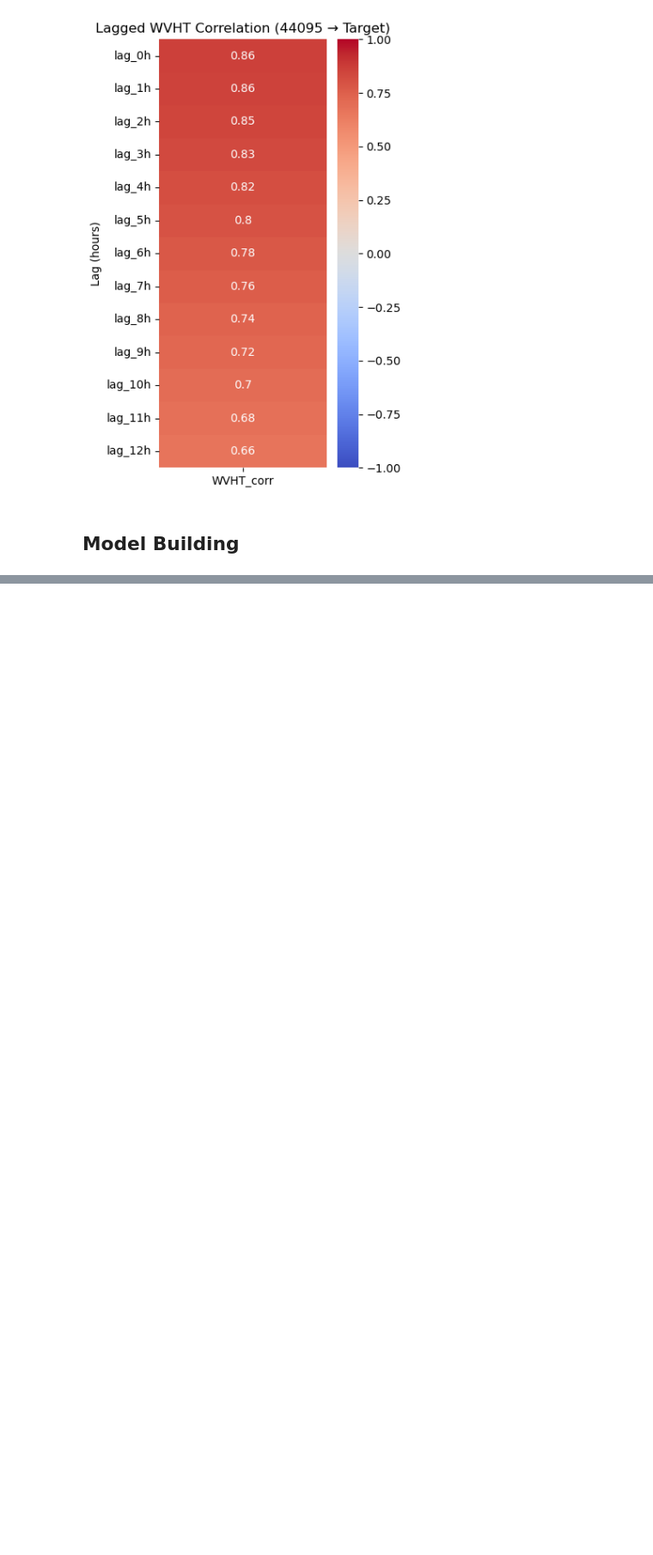
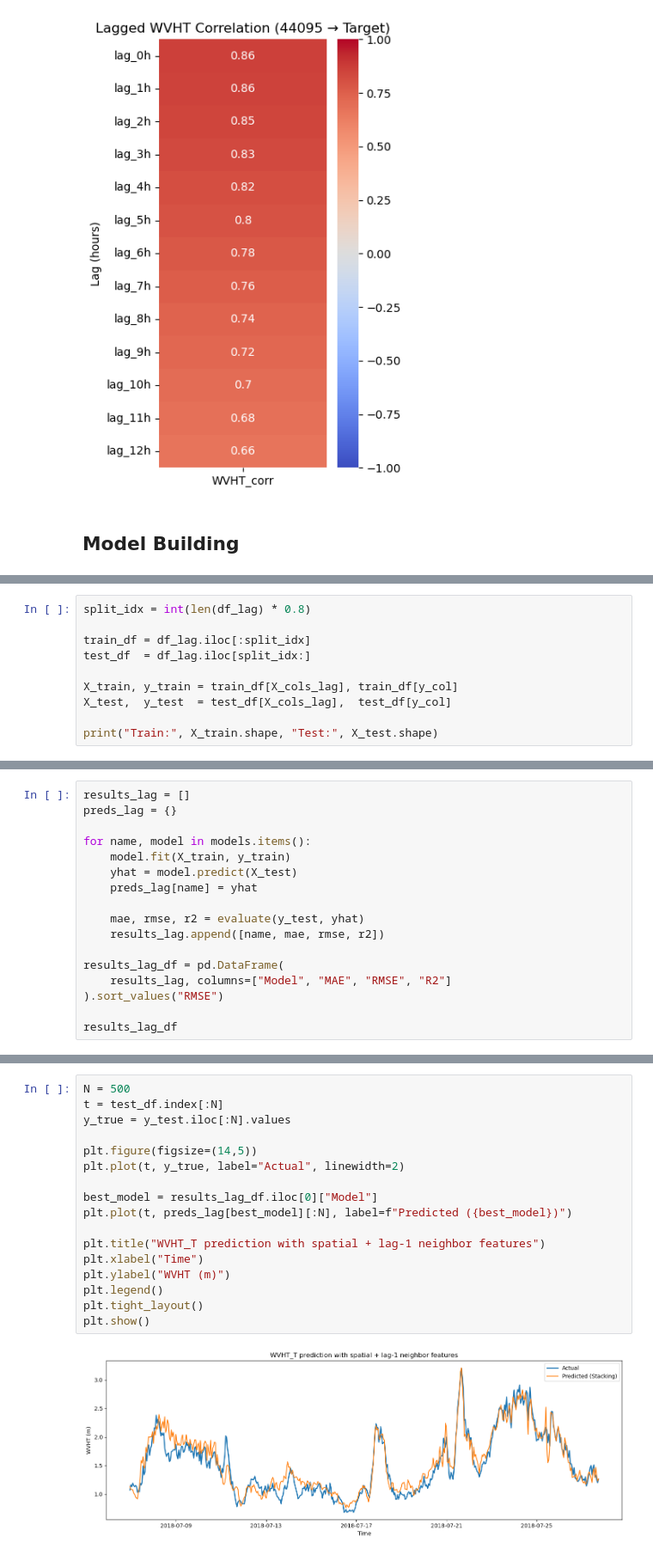
Before and after one commit to RichelCode/Wave-Energy-Forecasting, a Jupyter notebook: Wave_analysis_Considering_Two_Stations.ipynb, the cells around one changed output, grey strips where cells are left out. Shown at 86% size. Saved outputs shown, nothing was run; the diff lists cells and outputs as text; blank space fills up the shorter version.

```diff
--- a/Wave_analysis_Considering_Two_Stations.ipynb
+++ b/Wave_analysis_Considering_Two_Stations.ipynb
@@ -124,0 +381,10 @@ plt.show()
+# %%
+split_idx = int(len(df_lag) * 0.8)
+
+train_df = df_lag.iloc[:split_idx]
+test_df  = df_lag.iloc[split_idx:]
+
+X_train, y_train = train_df[X_cols_lag], train_df[y_col]
+X_test,  y_test  = test_df[X_cols_lag],  test_df[y_col]
+
+print("Train:", X_train.shape, "Test:", X_test.shape)
@@ -124,0 +393,17 @@ plt.show()
+# %%
+results_lag = []
+preds_lag = {}
+
+for name, model in models.items():
+    model.fit(X_train, y_train)
+    yhat = model.predict(X_test)
+    preds_lag[name] = yhat
+
+    mae, rmse, r2 = evaluate(y_test, yhat)
+    results_lag.append([name, mae, rmse, r2])
+
+results_lag_df = pd.DataFrame(
+    results_lag, columns=["Model", "MAE", "RMSE", "R2"]
+).sort_values("RMSE")
+
+results_lag_df
@@ -124,0 +434,19 @@ plt.show()
+# %%
+N = 500
+t = test_df.index[:N]
+y_true = y_test.iloc[:N].values
+
+plt.figure(figsize=(14,5))
+plt.plot(t, y_true, label="Actual", linewidth=2)
+
+best_model = results_lag_df.iloc[0]["Model"]
+plt.plot(t, preds_lag[best_model][:N], label=f"Predicted ({best_model})")
+
+plt.title("WVHT_T prediction with spatial + lag-1 neighbor features")
+plt.xlabel("Time")
+plt.ylabel("WVHT (m)")
+plt.legend()
+plt.tight_layout()
+plt.show()
+# %% [output]
+[figure, added]
```
Also changed, not shown: parts of 17 cells of this notebook.
